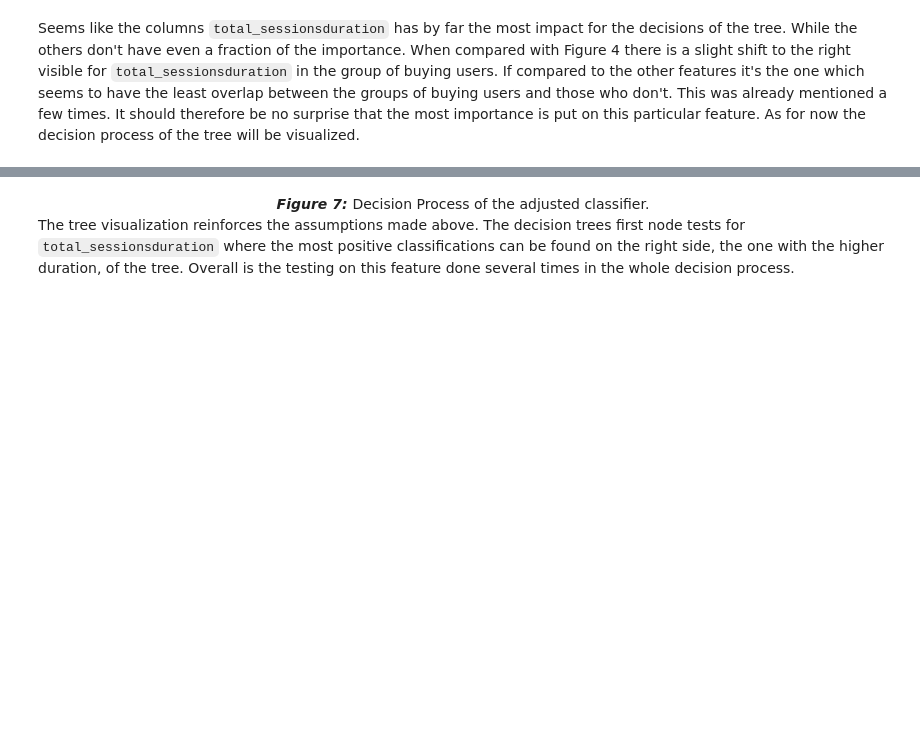
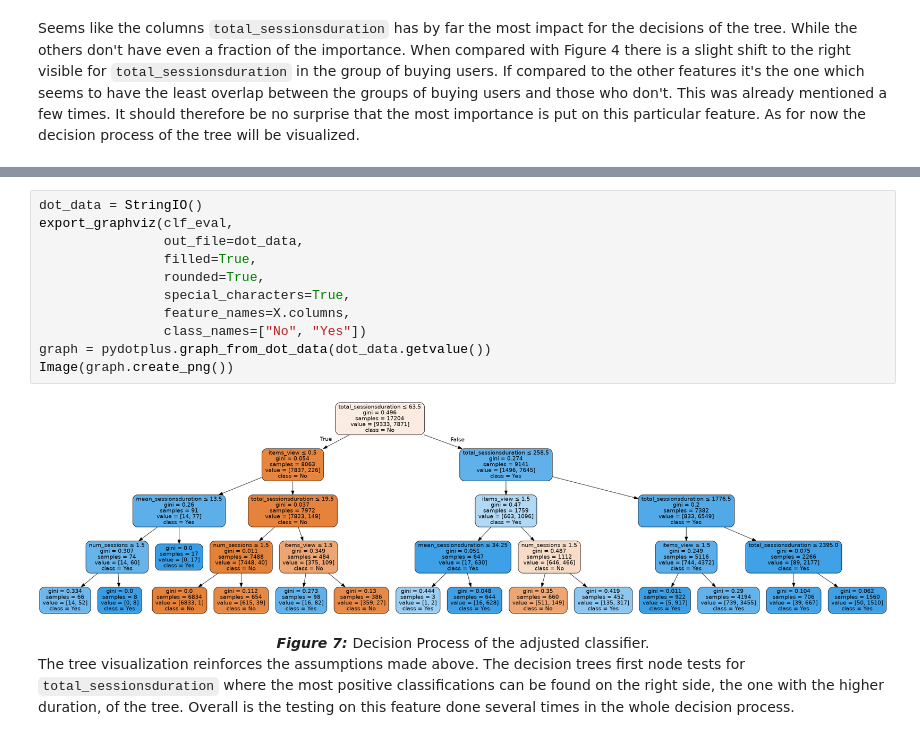
Before and after one commit to tinomerl/ecommerce-recommendation, a Jupyter notebook: ecommerce-user-behaviour.ipynb, the cells around one changed output, grey strips where cells are left out. Drawn from its saved outputs; the diff is of its cells as text; blank space fills up the shorter version.

```diff
--- a/ecommerce-user-behaviour.ipynb
+++ b/ecommerce-user-behaviour.ipynb
@@ -1013,3 +1003,16 @@ display(SVG(graph.pipe(format="svg")))
+# %%
+dot_data = StringIO()
+export_graphviz(clf_eval,
+                out_file=dot_data,
+                filled=True,
+                rounded=True,
+                special_characters=True,
+                feature_names=X.columns,
+                class_names=["No", "Yes"])
+graph = pydotplus.graph_from_dot_data(dot_data.getvalue())
+Image(graph.create_png())
+# %% [output]
+[figure, added]
 # %% [markdown]
 <div>
 <div style="width: 50%; margin:0 auto; text-align:center;"><i><b>Figure 7: </b></i>Decision Process of the adjusted classifier.</div>
```
Also changed, not shown: parts of 4 cells of this notebook, 1 other file.
